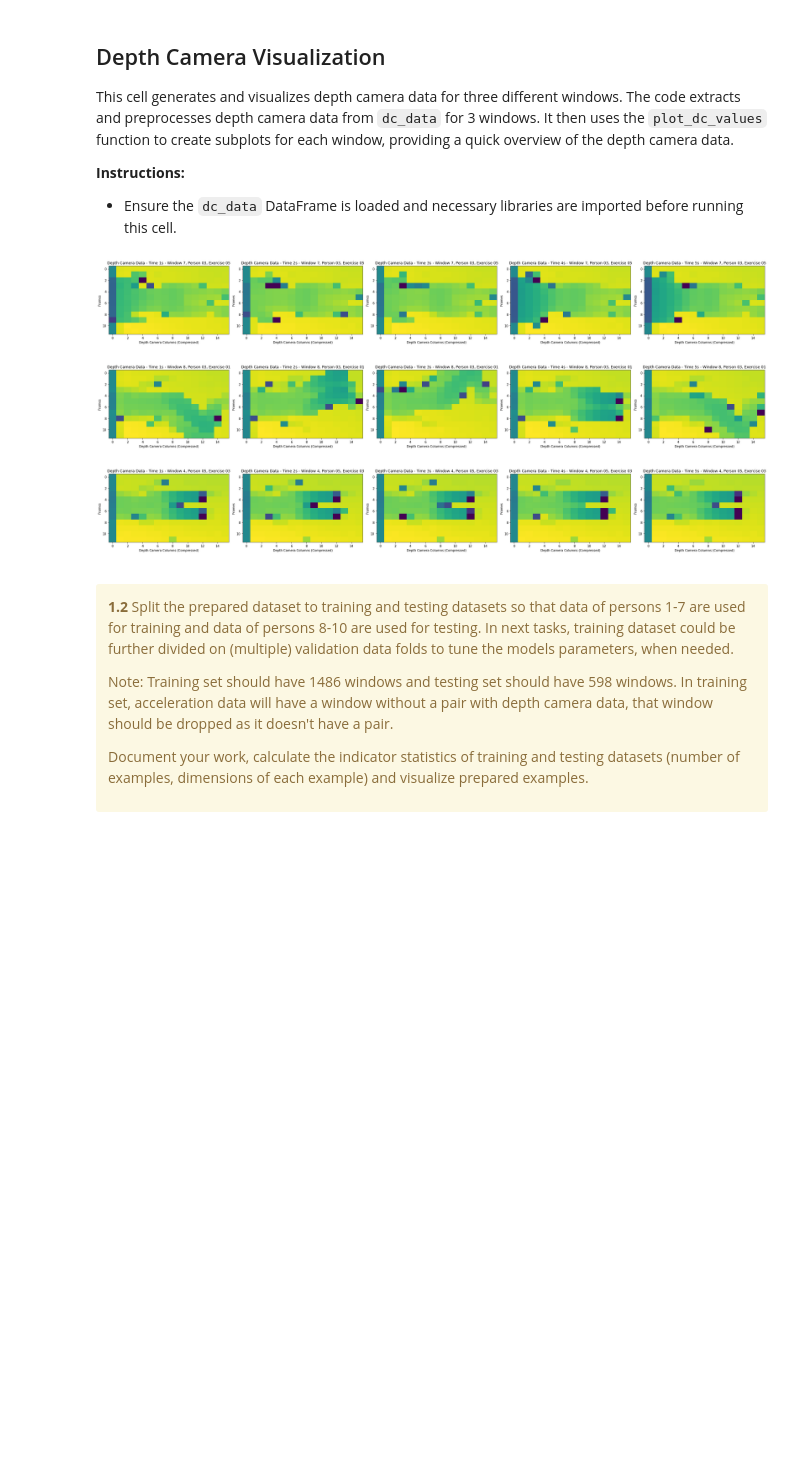
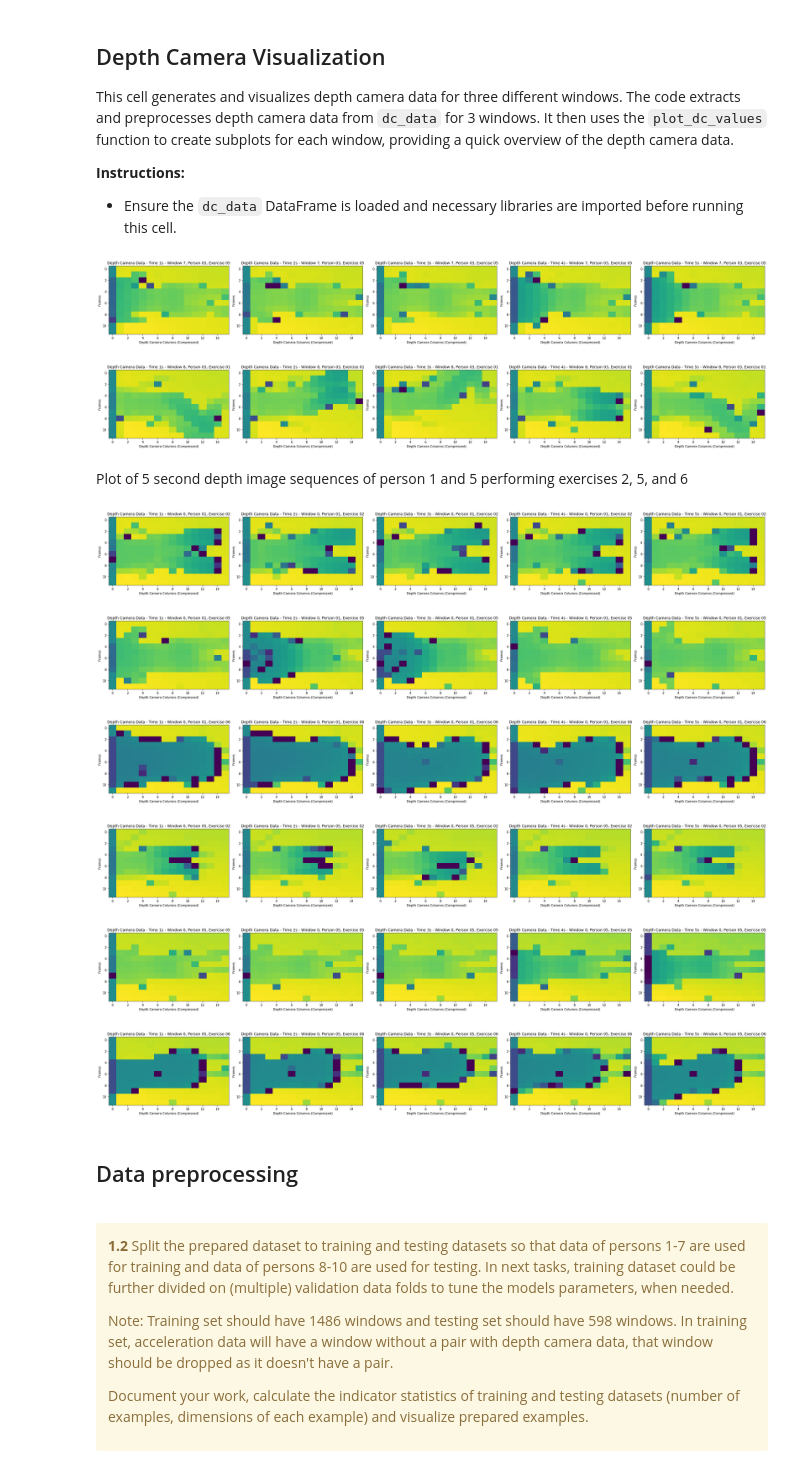
Before and after one commit to waasnipun/mmdf, a Jupyter notebook: project-work-MEx-classification.ipynb, the cells around one changed output. Saved outputs shown, nothing was run; the diff lists cells and outputs as text; code cells hidden in the pictures; blank space fills up the shorter version.

```diff
--- a/project-work-MEx-classification.ipynb
+++ b/project-work-MEx-classification.ipynb
@@ -257,7 +284,15 @@ This cell generates and visualizes depth camera data for three different windows
 # %%
 
 def plot_dc_values(dc_windows):
+    """
+    Plots the depth camera values for each window in the given DataFrame.
 
+    Parameters:
+    dc_windows (DataFrame): DataFrame containing the depth camera windows.
+
+    Returns:
+    None
+    """
     for _, dc_window in dc_windows.iterrows():
         selected_row = deepcopy(dc_window['df'])
 
@@ -280,12 +315,34 @@ def plot_dc_values(dc_windows):
         plt.show()
 
 # generate dc_values_all_rows and plot the depth camera data
-rows_to_plot = [29, 45, 450]
+rows_to_plot = [29, 45]
 plot_dc_values(dc_data.iloc[rows_to_plot])
 # %% [output]
 [figure]
 [figure]
-[figure, removed]
+# %% [markdown]
+Plot of 5 second depth image sequences of person 1 and 5 performing exercises 2, 5, and 6
+# %%
+subject_id = ['01', '05']
+exercise_id = ['02', '05', '06']
+data_to_plot = []
+for subject in subject_id:
+    for exercise in exercise_id:
+        data_to_plot.append(dc_data[(dc_data['subject_id'] == subject) & (dc_data['exercise_id'] == exercise)].iloc[0])
+
+acc_df = pd.DataFrame(data_to_plot)
+titles_list = [f'Accelerometer Data\nPerson {row["subject_id"]}, Exercise {row["exercise_id"]}, Window {row["window_idx"]}' for row in data_to_plot]
+
+plot_dc_values(acc_df)
+# %% [output]
+[figure, added]
+[figure, added]
+[figure, added]
+[figure, added]
+[figure, added]
+[figure, added]
+# %% [markdown]
+## Data preprocessing
 # %% [markdown]
 <a id='task1'></a>
 <div class=" alert alert-warning">
```
Also changed, not shown: parts of 25 cells of this notebook.
